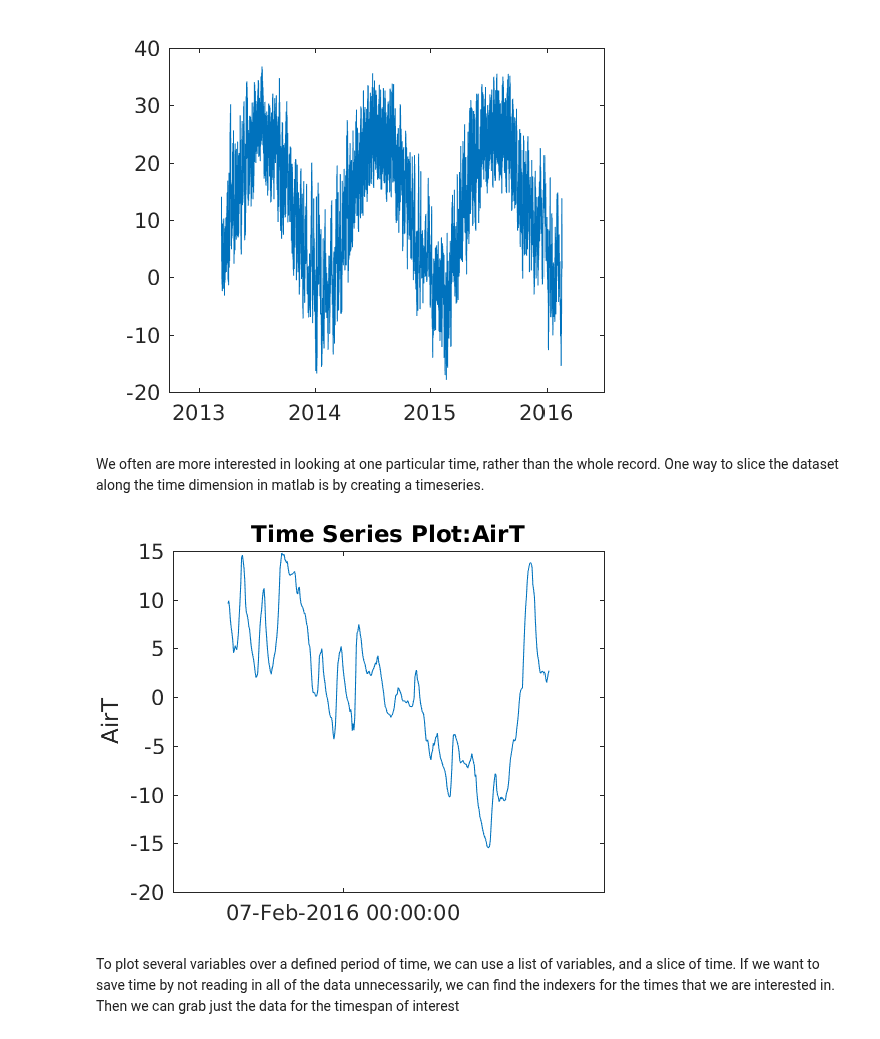
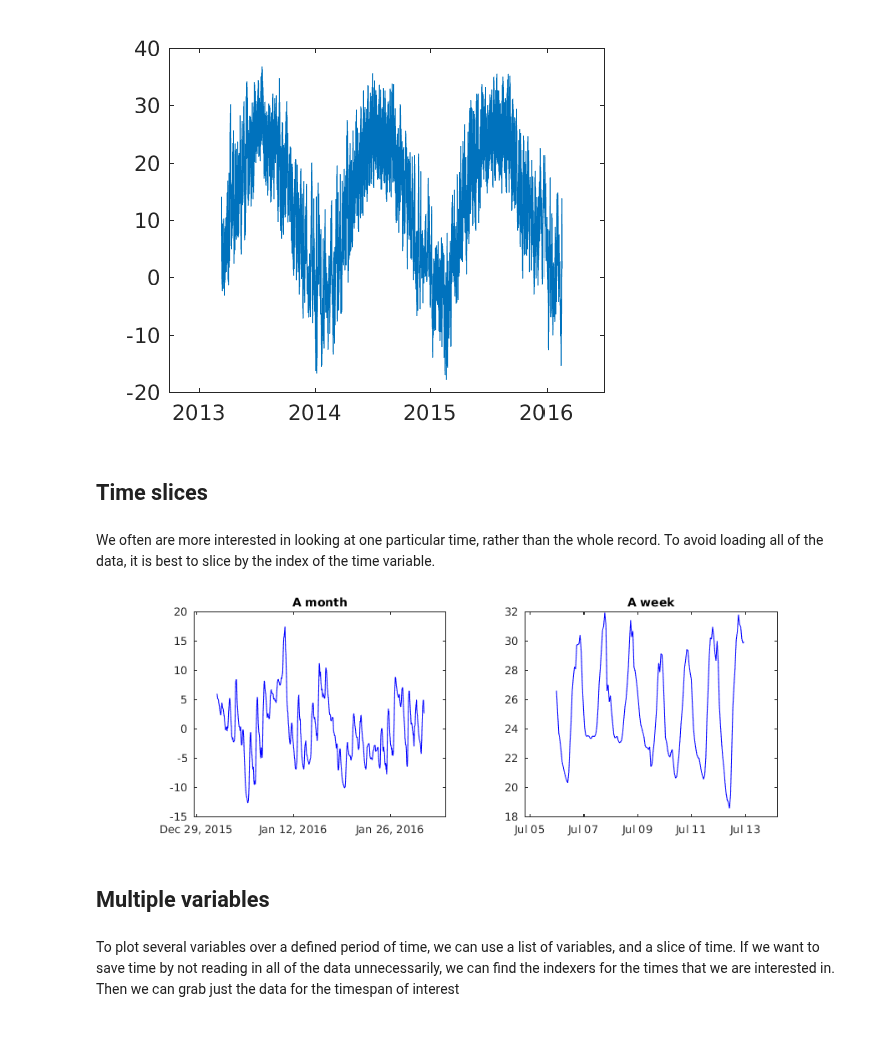
Before and after one commit to jsignell/intro-to-netcdf, a Jupyter notebook: Intro to Matlab.ipynb, the cells around one changed output. Saved outputs shown, nothing was run; the diff lists cells and outputs as text; code cells hidden in the pictures.

```diff
--- a/Intro to Matlab.ipynb
+++ b/Intro to Matlab.ipynb
@@ -59,17 +59,7 @@ time = datetime( timeData, 'ConvertFrom', 'posixtime' );
 plot(time, AirTData)
 # %% [output]
 [figure]
+# %% [markdown]
+## Time slices
 # %% [markdown]
-We often are more interested in looking at one particular time, rather than the whole record. One way to slice the dataset along the time dimension in matlab is by creating a timeseries.
+We often are more interested in looking at one particular time, rather than the whole record. To avoid loading all of the data, it is best to slice by the index of the time variable.
-# %%
-% define a timeseries (data, time as datestring, 'Name', variable name)
-ts = timeseries(AirTData, datestr(time), 'Name', 'AirT');
-
-% slice the timeseries with a start and end date, then set the name again
-ts1 = getsampleusingtime(ts,'2016-02-01','2016-02-29');
-set(ts1, 'Name', 'AirT')
-
-% plot the February data
-plot(ts1)
-# %% [output]
-[figure, removed]
@@ -76,3 +68,31 @@ plot(ts1)
+# %%
+% slice the dataset or choose a date period (such as a month)
+start = find(time=='2016-01-01');
+count = find(time=='2016-01-31')-start;
+AirT = ncread(data_url, variable, start, count, 1);
+t = time(start:start+count-1);
+a_month = table(t, AirT);
+
+% or a week
+start = find(time=='2015-07-06 00:00:00');
+count = find(time=='2015-07-13 00:00:00')-start;
+AirT= ncread(data_url, variable, start, count, 1);
+t = time(start:start+count-1);
+a_week = table(t, AirT);
+
+subplot(1,2,1);
+plot(a_month.t, a_month.AirT, 'b');
+title('A month');
+set(gca,'fontsize', 6);
+
+subplot(1,2,2);
+plot(a_week.t, a_week.AirT, 'b');
+title('A week');
+set(gca,'fontsize', 6);
+# %% [output]
+[figure, added]
+# %% [markdown]
+## Multiple variables
 # %% [markdown]
 To plot several variables over a defined period of time, we can use a list of variables, and a slice of time. If we want to save time by not reading in all of the data unnecessarily, we can find the indexers for the times that we are interested in. Then we can grab just the data for the timespan of interest
 # %%
```
Also changed, not shown: parts of 6 cells of this notebook, 1 other file.
